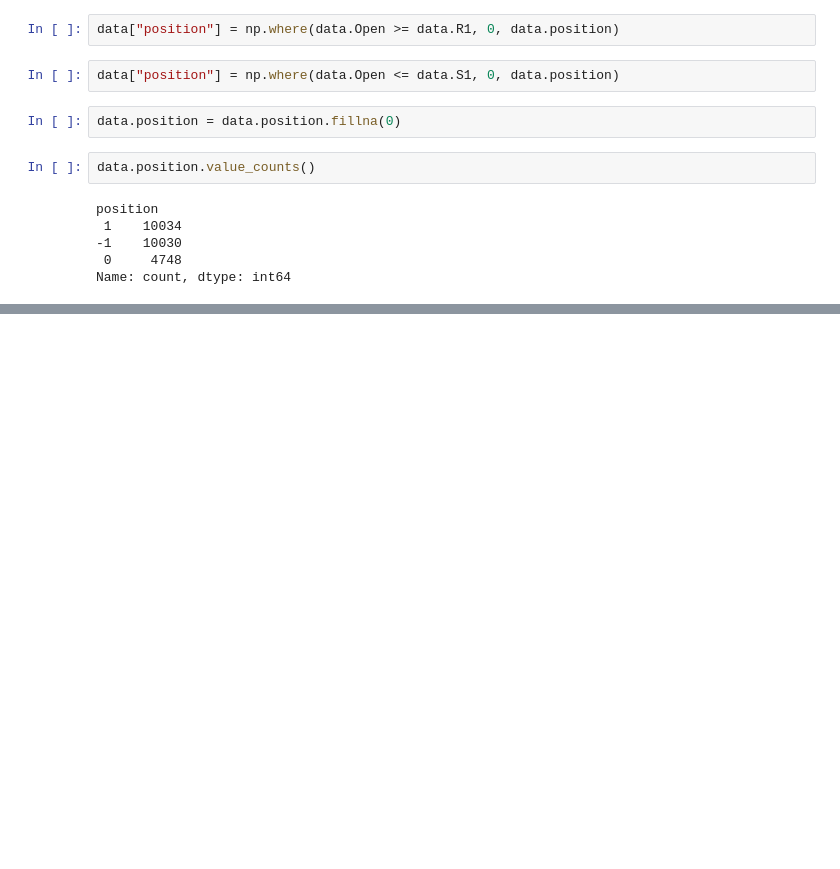
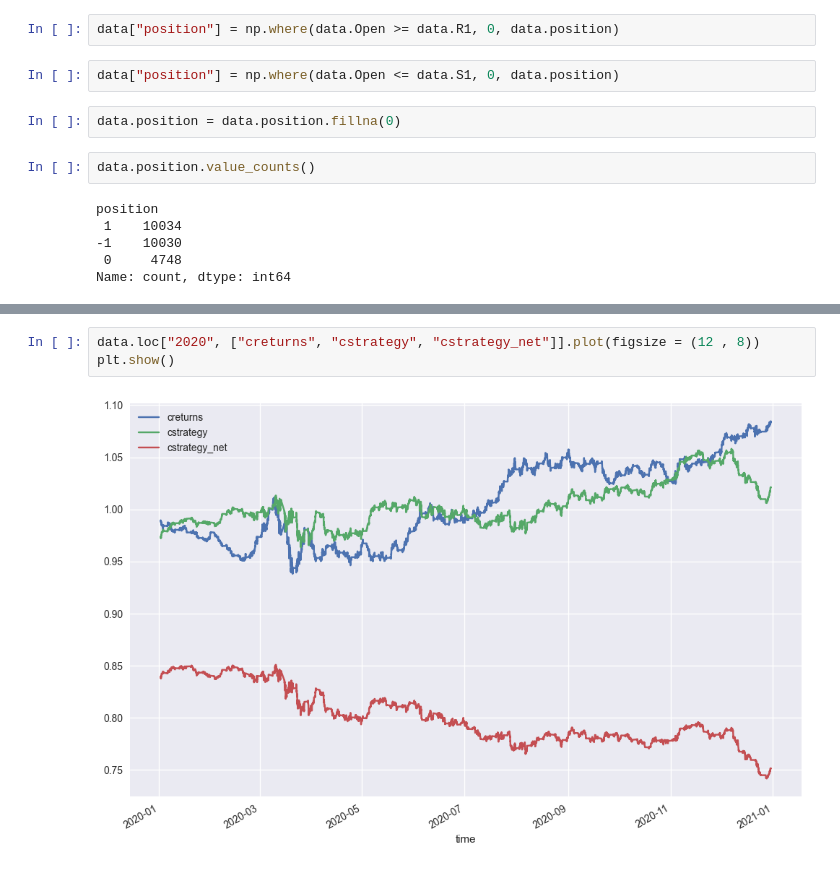
Before and after one commit to AvirukthGT/AlgoTrading, a Jupyter notebook: Pivot Point/pivot_point.ipynb, the cells around one changed output, grey strips where cells are left out. Drawn from its saved outputs; the diff is of its cells as text; blank space fills up the shorter version.

```diff
--- a/Pivot Point/pivot_point.ipynb
+++ b/Pivot Point/pivot_point.ipynb
@@ -412,0 +460,5 @@ Name: count, dtype: int64
+# %%
+data.loc["2020", ["creturns", "cstrategy", "cstrategy_net"]].plot(figsize = (12 , 8))
+plt.show()
+# %% [output]
+[figure, added]
```
Also changed, not shown: parts of 11 cells of this notebook.
